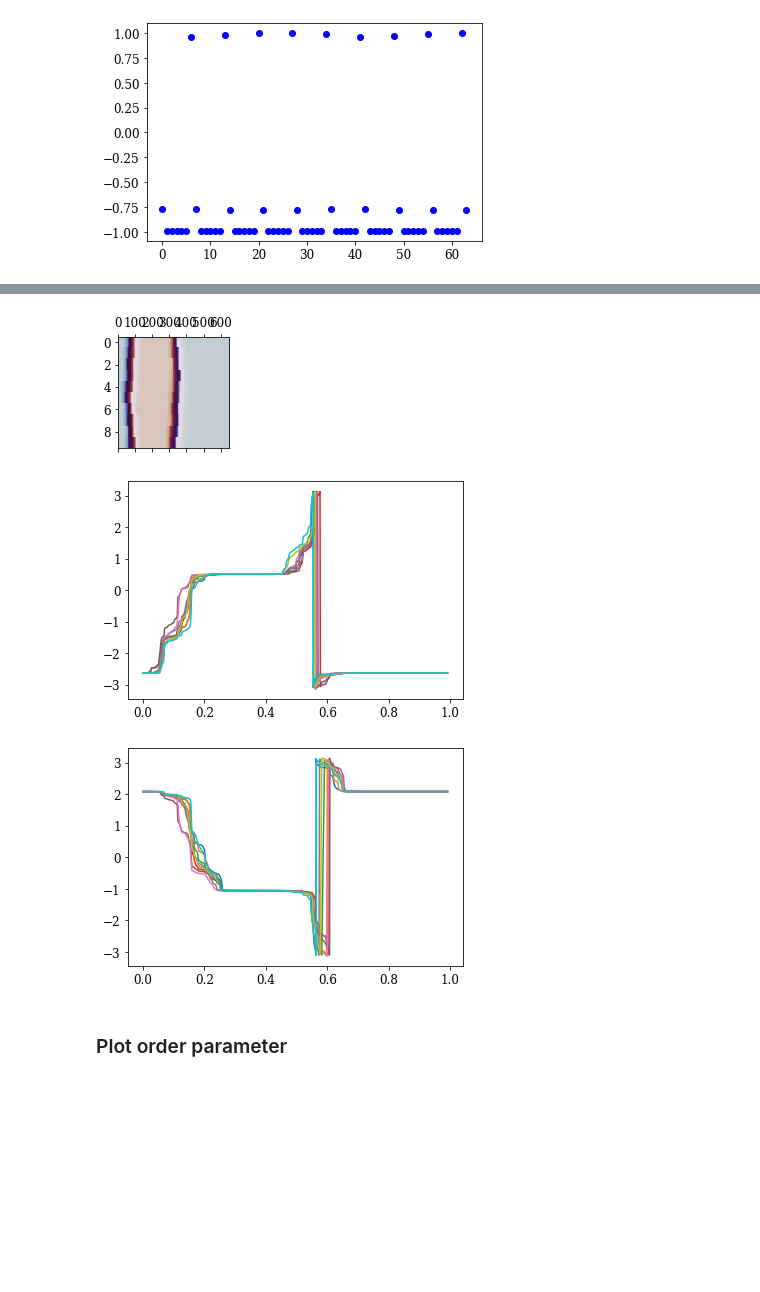
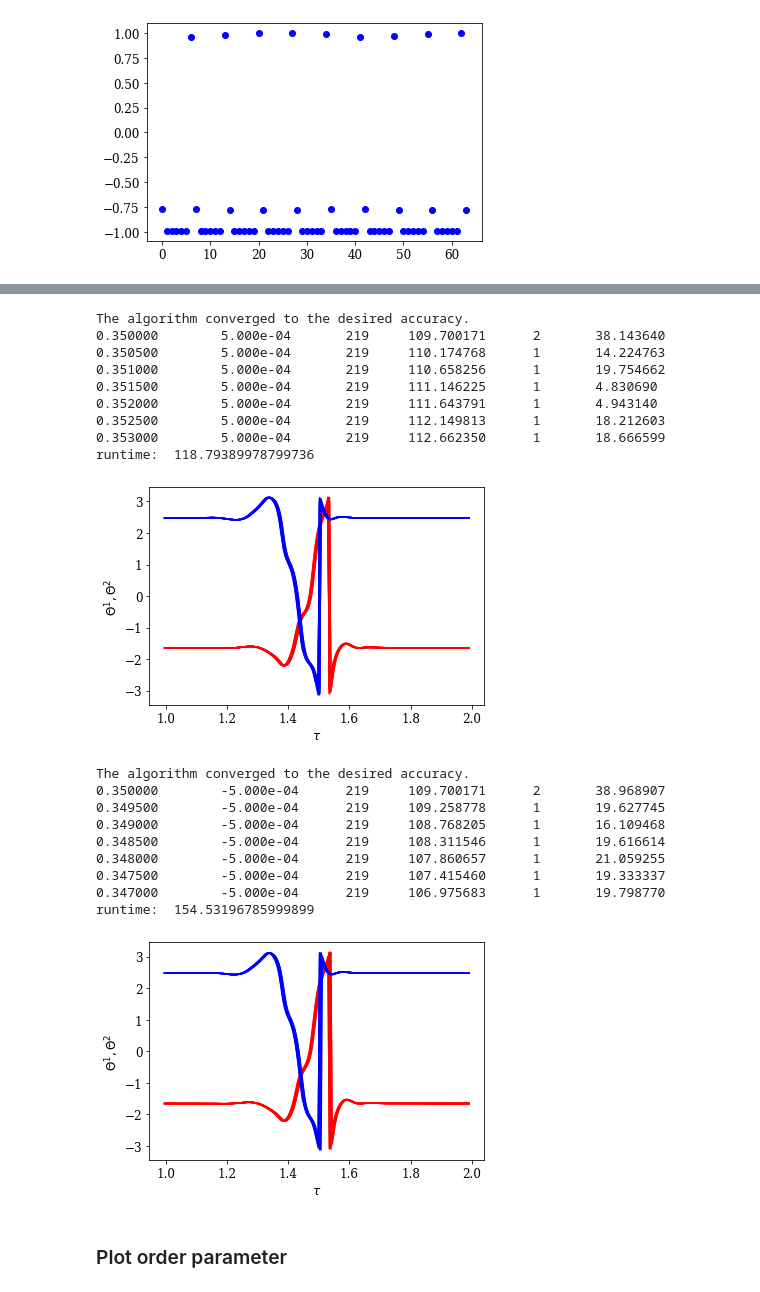
Before and after one commit to znicolaou/snakingoscillators, a Jupyter notebook: lccont.ipynb, the cells around one changed output, grey strips where cells are left out. Saved outputs shown, nothing was run; the diff lists cells and outputs as text; code cells hidden in the pictures; blank space fills up the shorter version.

```diff
--- a/lccont.ipynb
+++ b/lccont.ipynb
@@ -435,17 +322,64 @@ The algorithm converged to the desired accuracy.
+# %%
+m0=7
+m1=14
+phases=np.concatenate([np.cos(-np.flip(phi0,axis=0)),np.sin(-np.flip(phi0,axis=0)),np.cos(-np.flip(phi1,axis=0)),np.sin(-np.flip(phi1,axis=0))],axis=1)
+p0=times[minds[m1]]-times[minds[m0]]
+x0=(times[minds[m0]:minds[m1]]-times[minds[m0]])/p0
+y0=phases[minds[m0]:minds[m1]].T
+sigma=sigma0
+dsigma=0.5e-3
+dsigmamax=1e-3
+dsigmamin=1e-6
+sigmamin=0.347
+sigmamax=0.353
+start=timeit.default_timer()
+sigmas,sols=janus.cont(omega,beta,gamma,sigma,x0,y0,p0,sigmamin,sigmamax,dsigma,maxnodes=2000)
+stop=timeit.default_timer()
+print("runtime: ",stop-start)
+phases=sols[-1].y.T.copy()
+phi=np.arctan2(phases[:,3*N:],phases[:,2*N:3*N])
+theta=np.arctan2(phases[:,N:2*N],phases[:,:N])
+plt.xlabel(r'$\tau$')
+plt.ylabel(r'$\Theta^1, \Theta^2$')
+plt.plot(sols[-1].x, np.transpose([np.roll(theta[:,i], 100-int(len(theta)/N*i)) for i in range(N)]),color='red')
+plt.plot(sols[-1].x, np.transpose([np.roll(phi[:,i], 100-int(len(theta)/N*i)) for i in range(N)]),color='blue')
+plt.show()
+# %% [output]
+The algorithm converged to the desired accuracy.
+0.350000        5.000e-04       219     109.700171      2       38.143640
+0.350500        5.000e-04       219     110.174768      1       14.224763
+0.351000        5.000e-04       219     110.658256      1       19.754662
+0.351500        5.000e-04       219     111.146225      1       4.830690
+0.352000        5.000e-04       219     111.643791      1       4.943140
+0.352500        5.000e-04       219     112.149813      1       18.212603
+0.353000        5.000e-04       219     112.662350      1       18.666599
+runtime:  118.79389978799736
+[figure, added]
 # %%
+dsigma=-0.5e-3
+start=timeit.default_timer()
+sigmas2,sols2=janus.cont(omega,beta,gamma,sigma,x0,y0,p0,sigmamin,sigmamax,dsigma,maxnodes=2000)
+stop=timeit.default_timer()
+print("runtime: ",stop-start)
 phases=sols2[-1].y.T.copy()
 phi=np.arctan2(phases[:,3*N:],phases[:,2*N:3*N])
 theta=np.arctan2(phases[:,N:2*N],phases[:,:N])
-plt.matshow([np.cos(np.roll(theta[:,i], 100+int(len(theta)/N*i))) for i in range(N)],aspect=len(phi)/len(phi[0]),cmap='twilight')
+plt.xlabel(r'$\tau$')
+plt.ylabel(r'$\Theta^1, \Theta^2$')
+plt.plot(sols2[-1].x, np.transpose([np.roll(theta[:,i], 100-int(len(theta)/N*i)) for i in range(N)]),color='red')
+plt.plot(sols2[-1].x, np.transpose([np.roll(phi[:,i], 100-int(len(theta)/N*i)) for i in range(N)]),color='blue')
 plt.show()
-plt.plot(sols2[-1].x, np.transpose([np.roll(theta[:,i], 100+int(len(theta)/N*i)) for i in range(N)]))
-plt.show()
-plt.plot(sols2[-1].x, np.transpose([np.roll(phi[:,i], 100+int(len(theta)/N*i)) for i in range(N)]))
-plt.show()
 # %% [output]
+The algorithm converged to the desired accuracy.
+0.350000        -5.000e-04      219     109.700171      2       38.968907
+0.349500        -5.000e-04      219     109.258778      1       19.627745
+0.349000        -5.000e-04      219     108.768205      1       16.109468
+0.348500        -5.000e-04      219     108.311546      1       19.616614
+0.348000        -5.000e-04      219     107.860657      1       21.059255
+0.347500        -5.000e-04      219     107.415460      1       19.333337
+0.347000        -5.000e-04      219     106.975683      1       19.798770
+runtime:  154.53196785999899
-[figure, old version]
+[figure, new version]
-[figure, removed]
-[figure, removed]
 # %%
 Sigmas=[sigmas2[-i] for i in range(1,len(sols2))]+[sigmas[i] for i in range(len(sols))]
 Periods=[sols2[-i].p[0] for i in range(1,len(sols2))]+[sols[i].p[0] for i in range(len(sols))]
```
Also changed, not shown: parts of 20 cells of this notebook, 34 other files.
